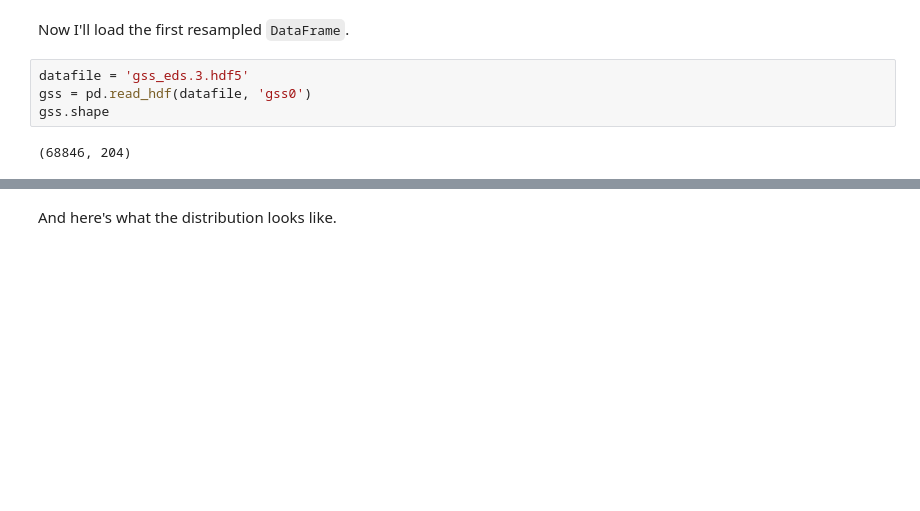
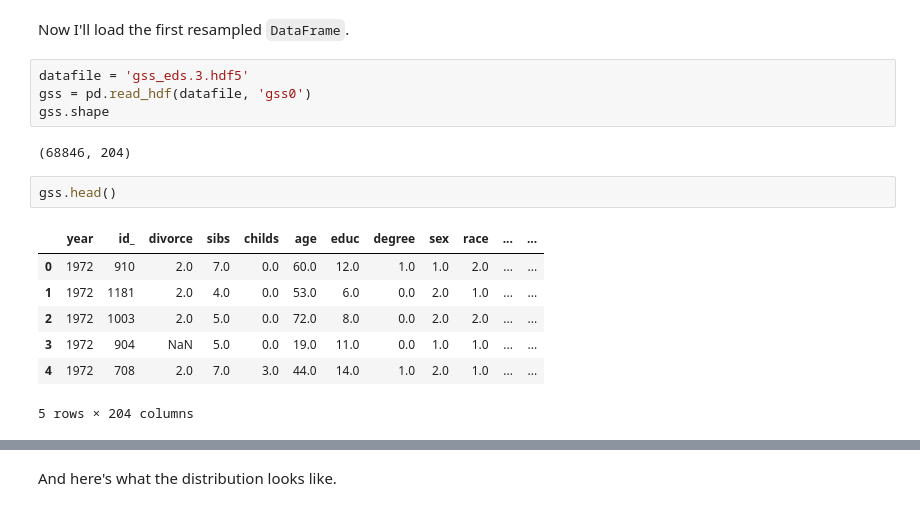
Before and after one commit to AllenDowney/PoliticalAlignmentCaseStudy, a Jupyter notebook: 04_worldview.ipynb, the cells around one changed output, grey strips where cells are left out. Saved outputs shown, nothing was run; the diff lists cells and outputs as text; blank space fills up the shorter version.

```diff
--- a/04_worldview.ipynb
+++ b/04_worldview.ipynb
@@ -134,3 +123,13 @@ gss = pd.read_hdf(datafile, 'gss0')
 gss.shape
 # %% [output]
 (68846, 204)
+# %%
+gss.head()
+# %% [output]
+|  | year | id_ | divorce | sibs | childs | age | educ | degree | sex | race | ... | ... |
+| 0 | 1972 | 910 | 2.0 | 7.0 | 0.0 | 60.0 | 12.0 | 1.0 | 1.0 | 2.0 | ... | ... |
+| 1 | 1972 | 1181 | 2.0 | 4.0 | 0.0 | 53.0 | 6.0 | 0.0 | 2.0 | 1.0 | ... | ... |
+| 2 | 1972 | 1003 | 2.0 | 5.0 | 0.0 | 72.0 | 8.0 | 0.0 | 2.0 | 2.0 | ... | ... |
+| 3 | 1972 | 904 | NaN | 5.0 | 0.0 | 19.0 | 11.0 | 0.0 | 1.0 | 1.0 | ... | ... |
+| 4 | 1972 | 708 | 2.0 | 7.0 | 3.0 | 44.0 | 14.0 | 1.0 | 2.0 | 1.0 | ... | ... |
+5 rows × 204 columns
```
Also changed, not shown: parts of 51 cells of this notebook, 1 other file.
